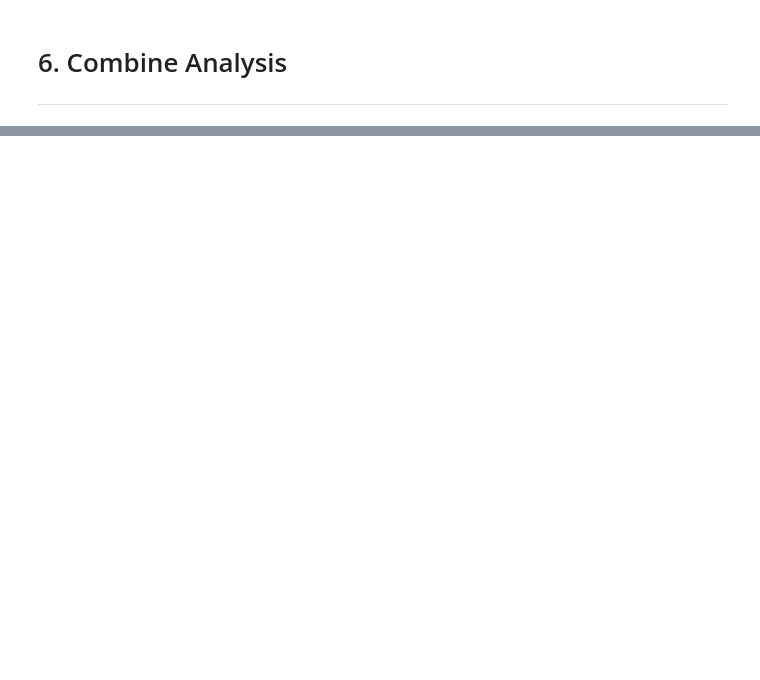
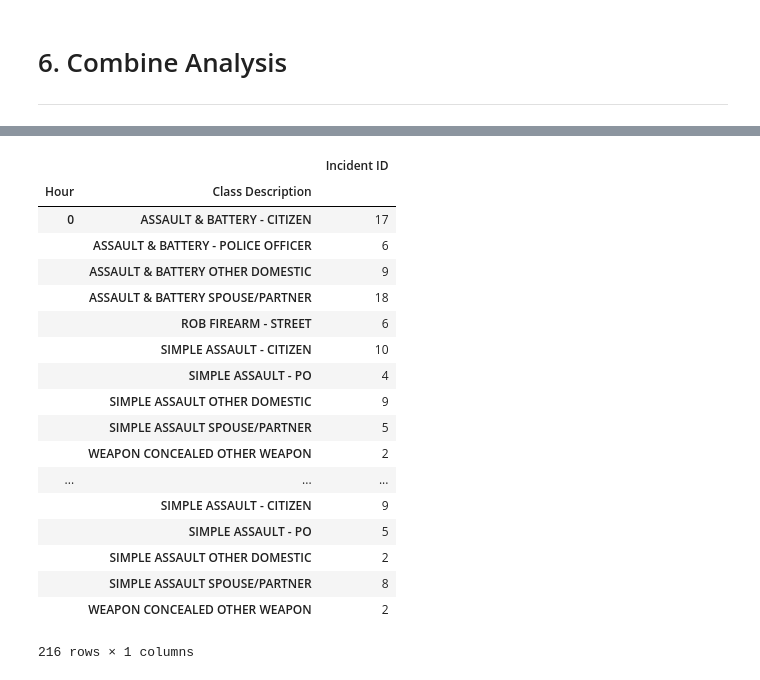
Before and after one commit to abugim/Minority-Report, a Jupyter notebook: Descrição Dataset.ipynb, the cells around one changed output, grey strips where cells are left out. Drawn from its saved outputs; the diff is of its cells as text; code cells hidden in the pictures; blank space fills up the shorter version.

```diff
--- a/Descrição Dataset.ipynb
+++ b/Descrição Dataset.ipynb
@@ -316,0 +544,22 @@ Analyzing by city we can say that Silver Spring has the most crimes by far, whil
+# %%
+mcvc_df[['Hour', 'Class Description', 'Incident ID']].groupby(['Hour', 'Class Description']).count()
+# %% [output]
+|  |  | Incident ID |
+| Hour | Class Description |  |
+| 0 | ASSAULT & BATTERY - CITIZEN | 17 |
+|  | ASSAULT & BATTERY - POLICE OFFICER | 6 |
+|  | ASSAULT & BATTERY OTHER DOMESTIC | 9 |
+|  | ASSAULT & BATTERY SPOUSE/PARTNER | 18 |
+|  | ROB FIREARM - STREET | 6 |
+|  | SIMPLE ASSAULT - CITIZEN | 10 |
+|  | SIMPLE ASSAULT - PO | 4 |
+|  | SIMPLE ASSAULT OTHER DOMESTIC | 9 |
+|  | SIMPLE ASSAULT SPOUSE/PARTNER | 5 |
+|  | WEAPON CONCEALED OTHER WEAPON | 2 |
+| ... | ... | ... |
+|  | SIMPLE ASSAULT - CITIZEN | 9 |
+|  | SIMPLE ASSAULT - PO | 5 |
+|  | SIMPLE ASSAULT OTHER DOMESTIC | 2 |
+|  | SIMPLE ASSAULT SPOUSE/PARTNER | 8 |
+|  | WEAPON CONCEALED OTHER WEAPON | 2 |
+216 rows × 1 columns
```
Also changed, not shown: parts of 23 cells of this notebook.
